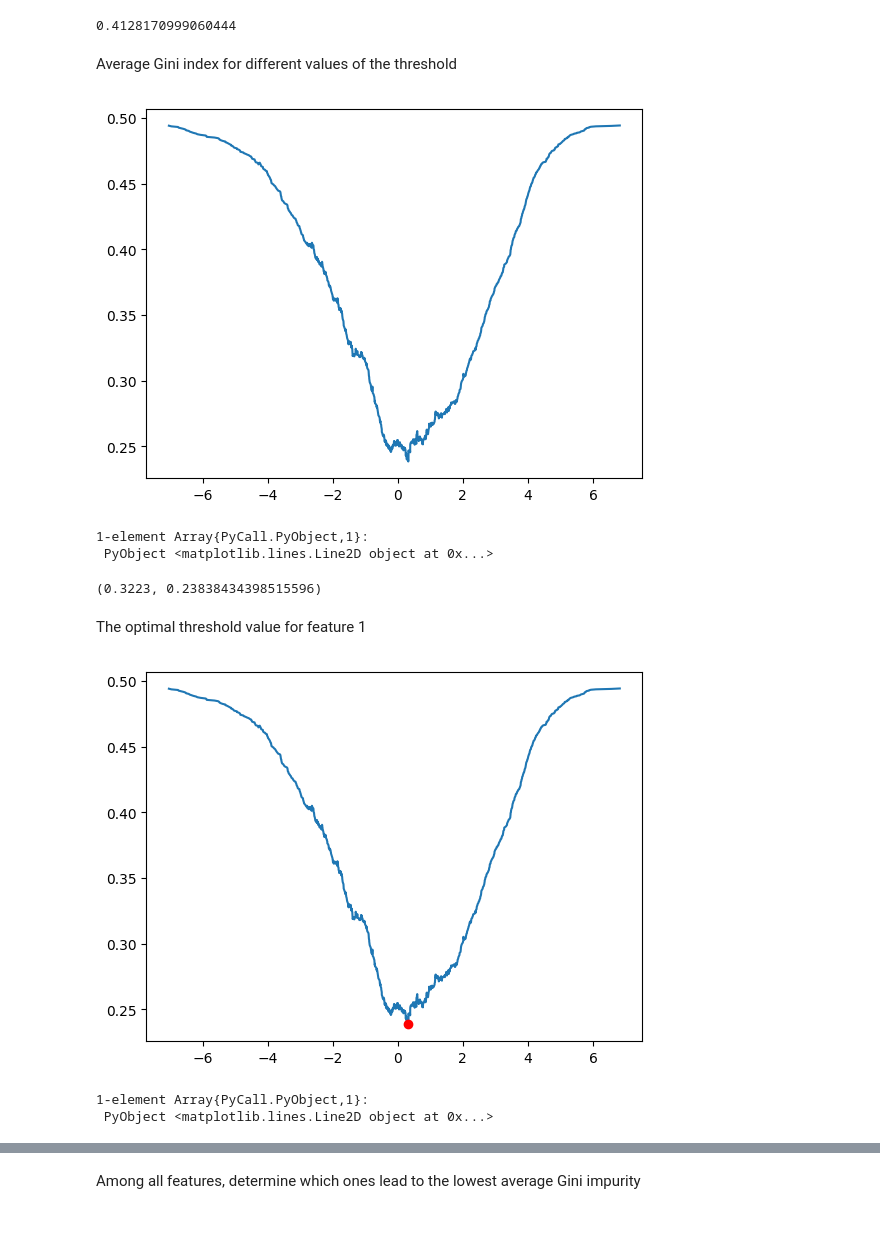
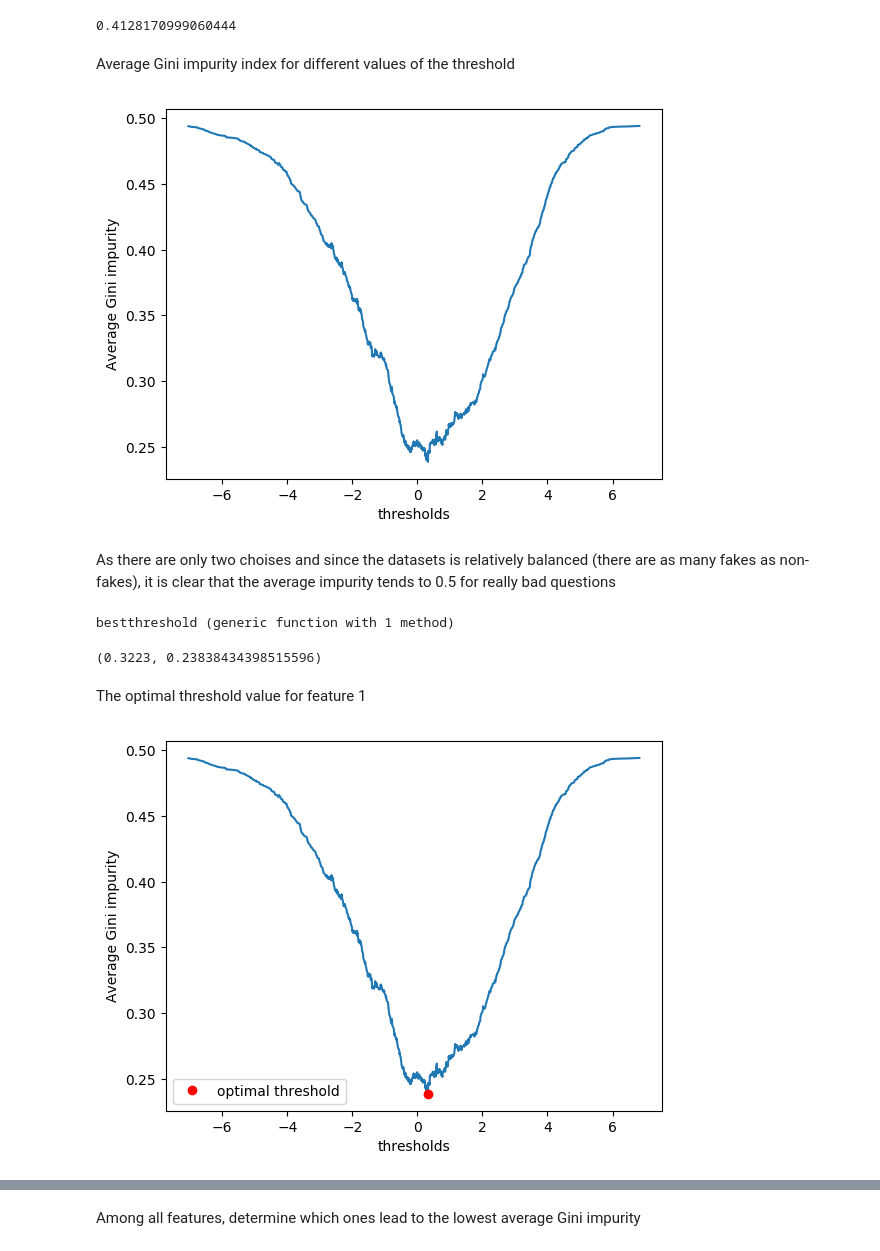
Before and after one commit to Alexander-Barth/MachineLearningNotebooks, a Jupyter notebook: Decision-Trees-from-Scratch.ipynb, the cells around one changed output, grey strips where cells are left out. Saved outputs shown, nothing was run; the diff lists cells and outputs as text; code cells hidden in the pictures; blank space fills up the shorter version.

```diff
--- a/Decision-Trees-from-Scratch.ipynb
+++ b/Decision-Trees-from-Scratch.ipynb
@@ -185,13 +210,15 @@ thresholds = sort(x[:,ifeature])
 
 fitness1 = [fitness(x,y,classes,ifeature,threshold) for threshold in thresholds];
 # %% [markdown]
-Average Gini index for different values of the threshold
+Average Gini impurity index for different values of the threshold
 # %%
 plot(thresholds,fitness1)
+xlabel("thresholds")
+ylabel("Average Gini impurity");
 # %% [output]
-[figure, old version]
+[figure, new version]
-1-element Array{PyCall.PyObject,1}:
- PyObject <matplotlib.lines.Line2D object at 0x...>
+# %% [markdown]
+As there are only two choises and since the datasets is relatively balanced (there are as many fakes as non-fakes), it is clear that the average impurity tends to 0.5 for really bad questions
 # %%
 function bestthreshold(x,y,classes,ifeature)
     lowestavgGiniIndex = Inf
@@ -207,16 +234,19 @@ function bestthreshold(x,y,classes,ifeature)
     end
     return threshold,lowestavgGiniIndex
 end
-
-threshold,lowestavgGiniIndex = bestthreshold(x,y,classes,ifeature)
 # %% [output]
-(0.3223, 0.23838434398515596)
+bestthreshold (generic function with 1 method)
+# %%
+threshold,lowestavgGiniIndex = bestthreshold(x,y,classes,ifeature)
+# %% [output]
+(0.3223, 0.23838434398515596)
 # %% [markdown]
 The optimal threshold value for feature 1
 # %%
 plot(thresholds,fitness1)
-plot([threshold],[lowestavgGiniIndex],"ro")
+plot([threshold],[lowestavgGiniIndex],"ro",label="optimal threshold")
+xlabel("thresholds")
+ylabel("Average Gini impurity")
+legend();
 # %% [output]
-[figure, old version]
+[figure, new version]
-1-element Array{PyCall.PyObject,1}:
- PyObject <matplotlib.lines.Line2D object at 0x...>
```
Also changed, not shown: parts of 13 cells of this notebook.
